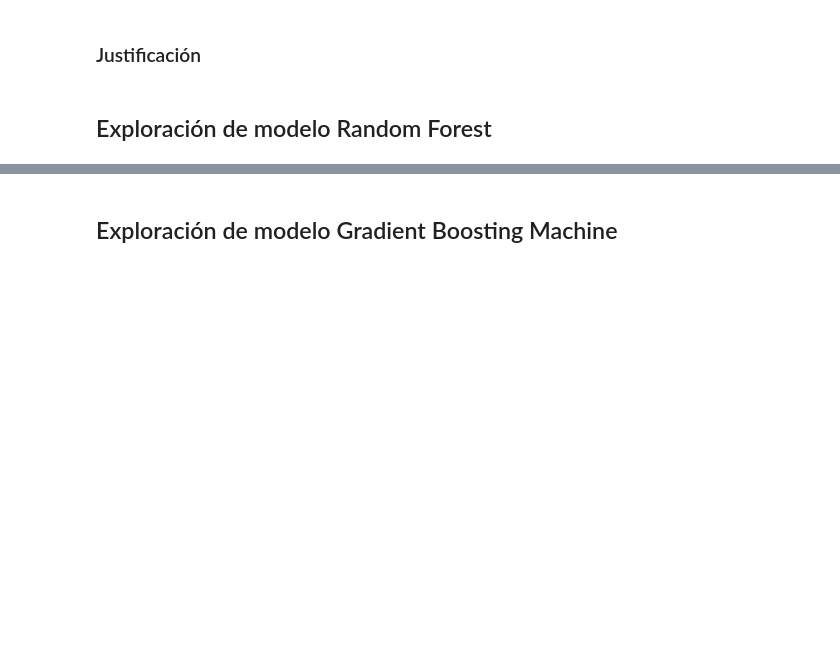
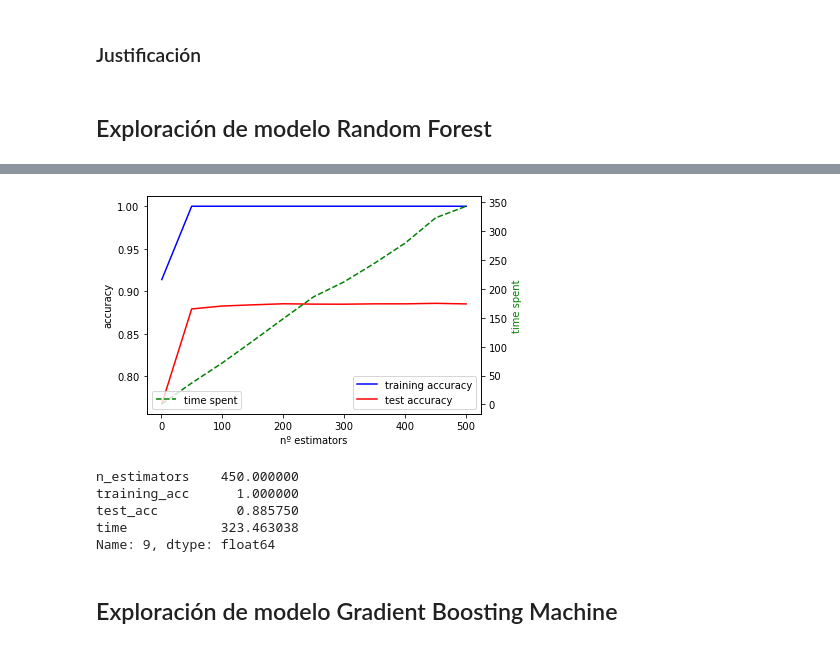
Before and after one commit to mcnanton/tp2AA, a Jupyter notebook: TP2AA.ipynb, the cells around one changed output, grey strips where cells are left out. Cells and saved outputs as stored; diff of their text form; code cells hidden in the pictures; blank space fills up the shorter version.

```diff
--- a/TP2AA.ipynb
+++ b/TP2AA.ipynb
@@ -408,3 +465,28 @@ ROC Score multiclass (macro) : {0: 0.879861111111111, 1: 0.9462962962962963, 2:
+# %%
+fig, ax1 = plt.subplots()
+
+ax2 = ax1.twinx()
+ax1.plot(scores_rf_df.n_estimators, scores_rf_df.training_acc, 'b-', label = 'training accuracy')
+ax1.plot(scores_rf_df.n_estimators, scores_rf_df.test_acc, 'r-', label = 'test accuracy')
+ax2.plot(scores_rf_df.n_estimators, scores_rf_df.time, 'g--', label = 'time spent')
+
+ax1.set_xlabel('nº estimators')
+ax1.set_ylabel('accuracy')
+ax2.set_ylabel('time spent', color='g')
+ax1.legend(loc="best")
+ax2.legend(loc="lower left")
+
+plt.show()
+# %% [output]
+[figure, added]
+# %%
+scores_rf_df.iloc[scores_rf_df.test_acc.argmax()]
+# %% [output]
+n_estimators    450.000000
+training_acc      1.000000
+test_acc          0.885750
+time            323.463038
+Name: 9, dtype: float64
 # %% [markdown]
 ## Exploración de modelo Gradient Boosting Machine
 # %% [markdown]
```
Also changed, not shown: parts of 6 cells of this notebook.
